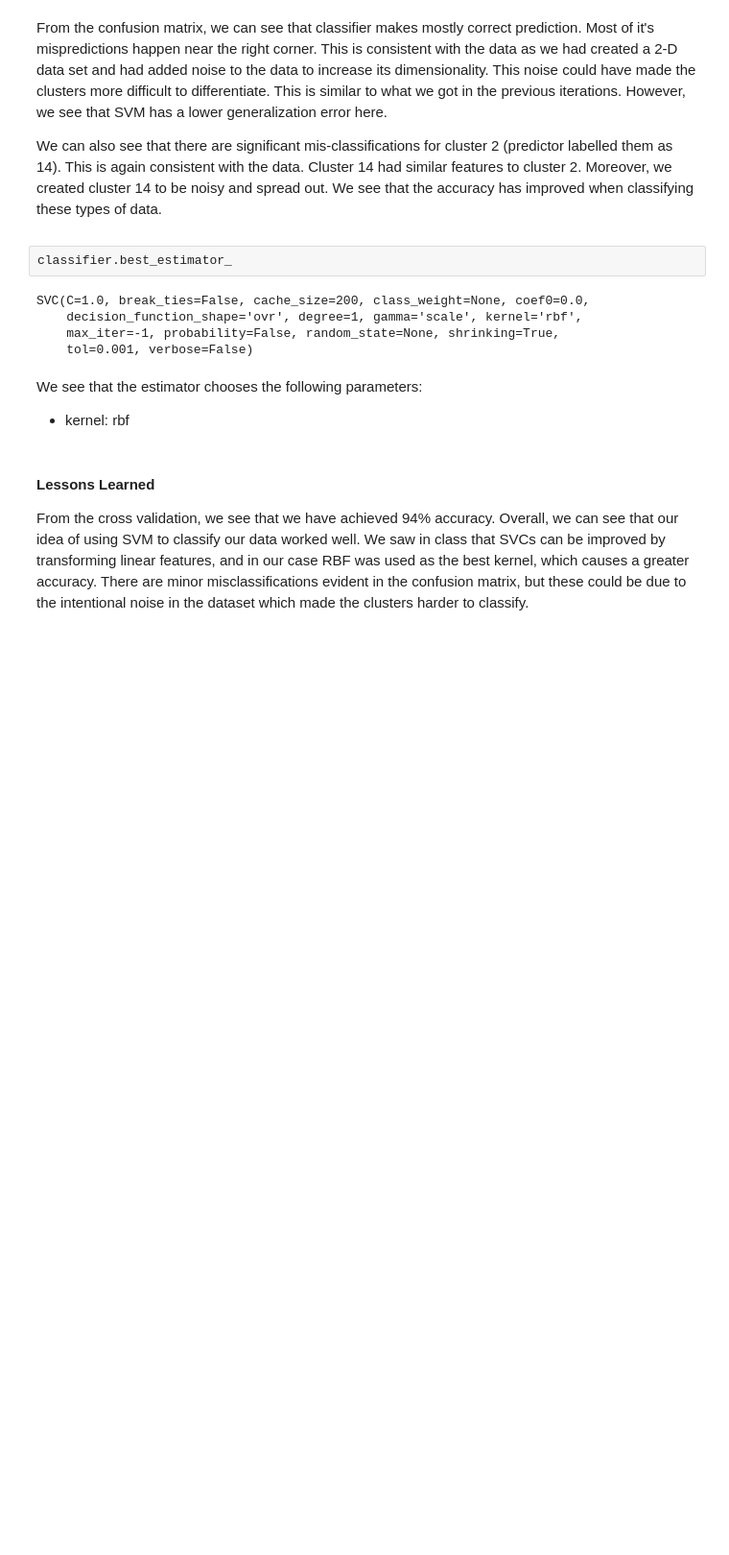
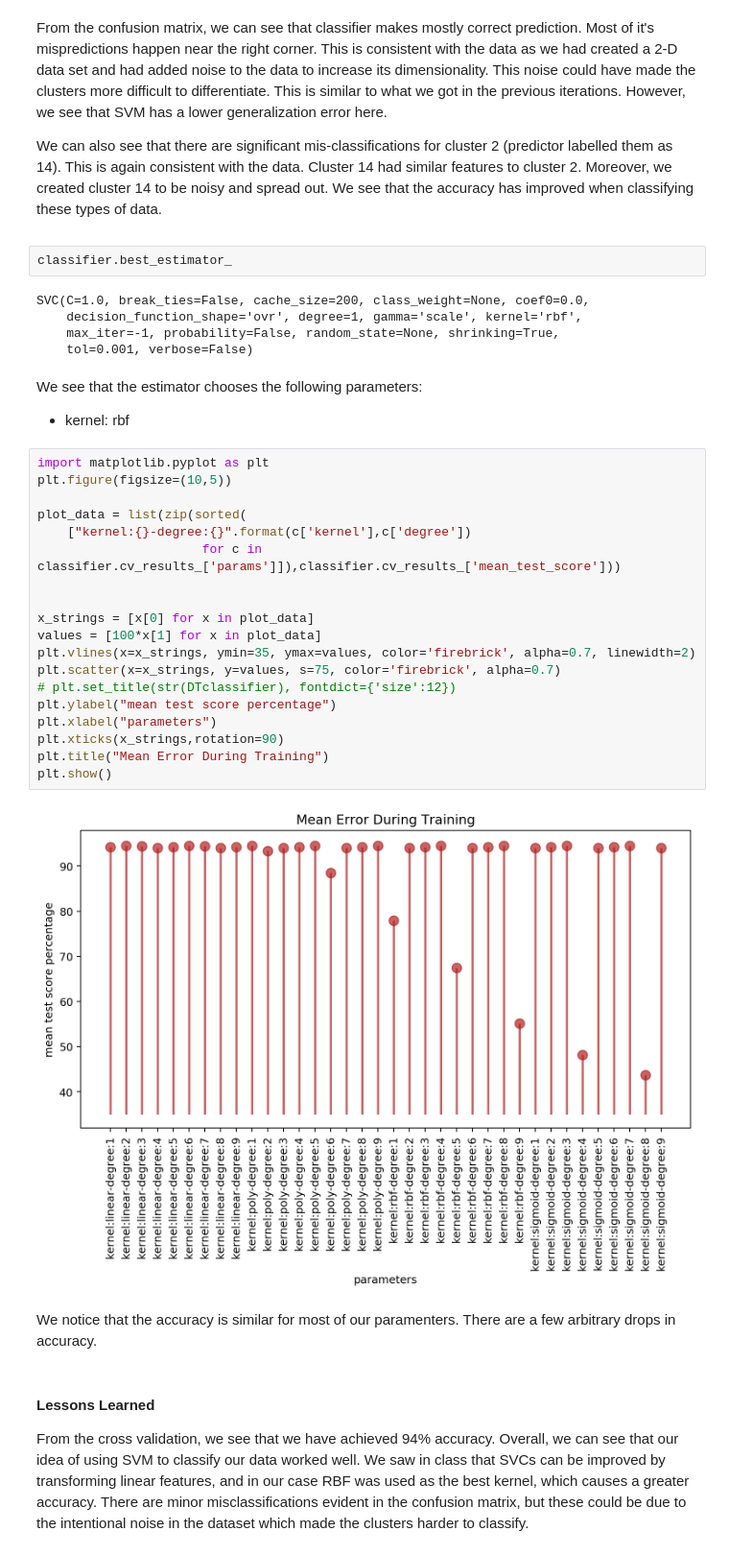
Before and after one commit to Swapnendu-ai/MachineLearningProject, a Jupyter notebook: QuAM_report.ipynb, the cells around one changed output. Shown at 96% size. Saved outputs shown, nothing was run; the diff lists cells and outputs as text; blank space fills up the shorter version.

```diff
--- a/QuAM_report.ipynb
+++ b/QuAM_report.ipynb
@@ -256,6 +307,29 @@ SVC(C=1.0, break_ties=False, cache_size=200, class_weight=None, coef0=0.0,
 # %% [markdown]
 We see that the estimator chooses the following parameters:
 - kernel: rbf
+# %%
+import matplotlib.pyplot as plt
+plt.figure(figsize=(10,5))
+
+plot_data = list(zip(sorted(
+    ["kernel:{}-degree:{}".format(c['kernel'],c['degree'])
+                      for c in classifier.cv_results_['params']]),classifier.cv_results_['mean_test_score']))
+
+
+x_strings = [x[0] for x in plot_data]
+values = [100*x[1] for x in plot_data]
+plt.vlines(x=x_strings, ymin=35, ymax=values, color='firebrick', alpha=0.7, linewidth=2)
+plt.scatter(x=x_strings, y=values, s=75, color='firebrick', alpha=0.7)
+# plt.set_title(str(DTclassifier), fontdict={'size':12})
+plt.ylabel("mean test score percentage")
+plt.xlabel("parameters")
+plt.xticks(x_strings,rotation=90)
+plt.title("Mean Error During Training")
+plt.show()
+# %% [output]
+[figure, added]
+# %% [markdown]
+We notice that the accuracy is similar for most of our paramenters. There are a few arbitrary drops in accuracy.
 # %% [markdown]
 #### Lessons Learned
 From the cross validation, we see that we have achieved 94% accuracy. Overall, we can see that our idea of using SVM to classify our data worked well. We saw in class that SVCs can be improved by transforming linear features, and in our case RBF was used as the best kernel, which causes a greater accuracy. There are minor misclassifications evident in the confusion matrix, but these could be due to the intentional noise in the dataset which made the clusters harder to classify.
```
Also changed, not shown: parts of 4 cells of this notebook.
